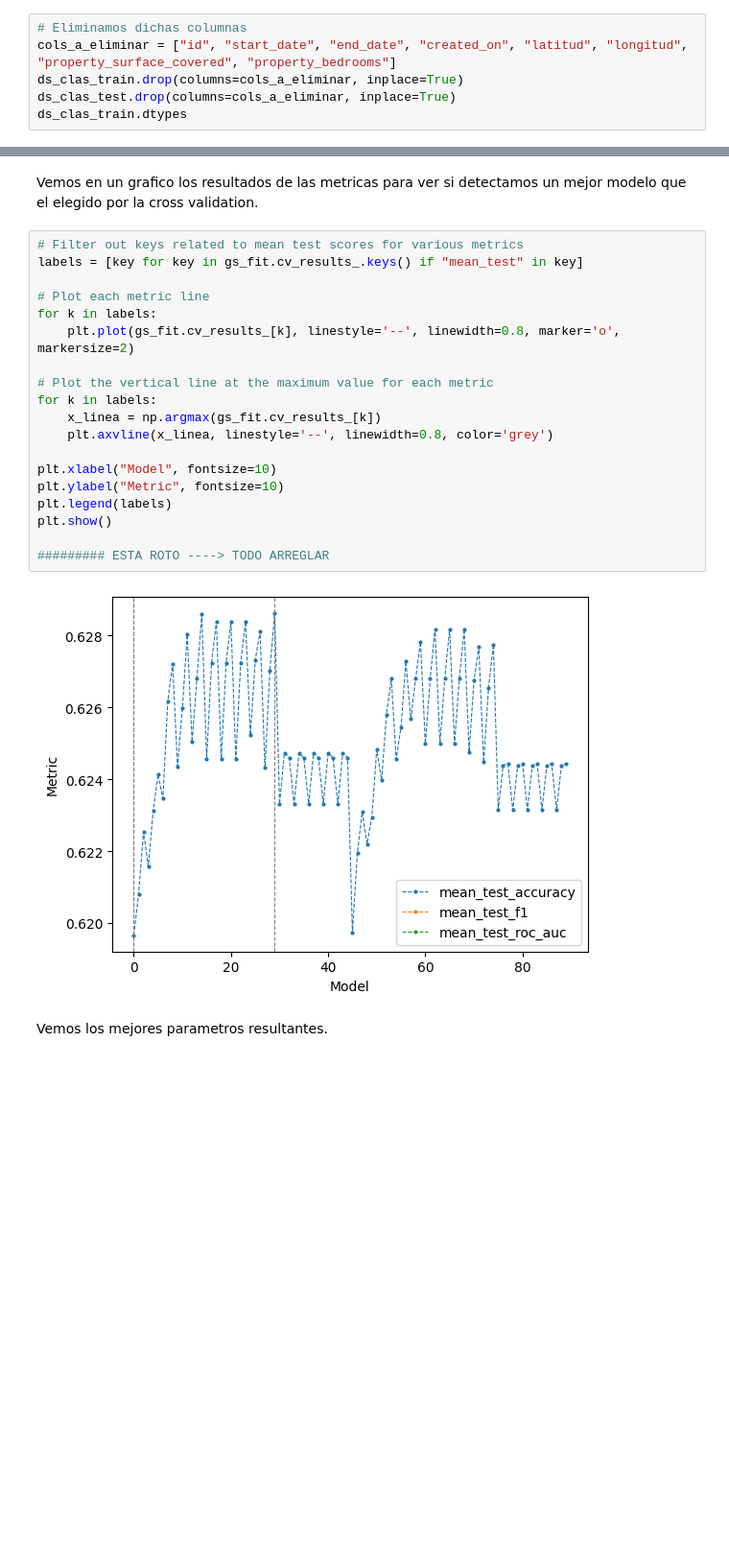
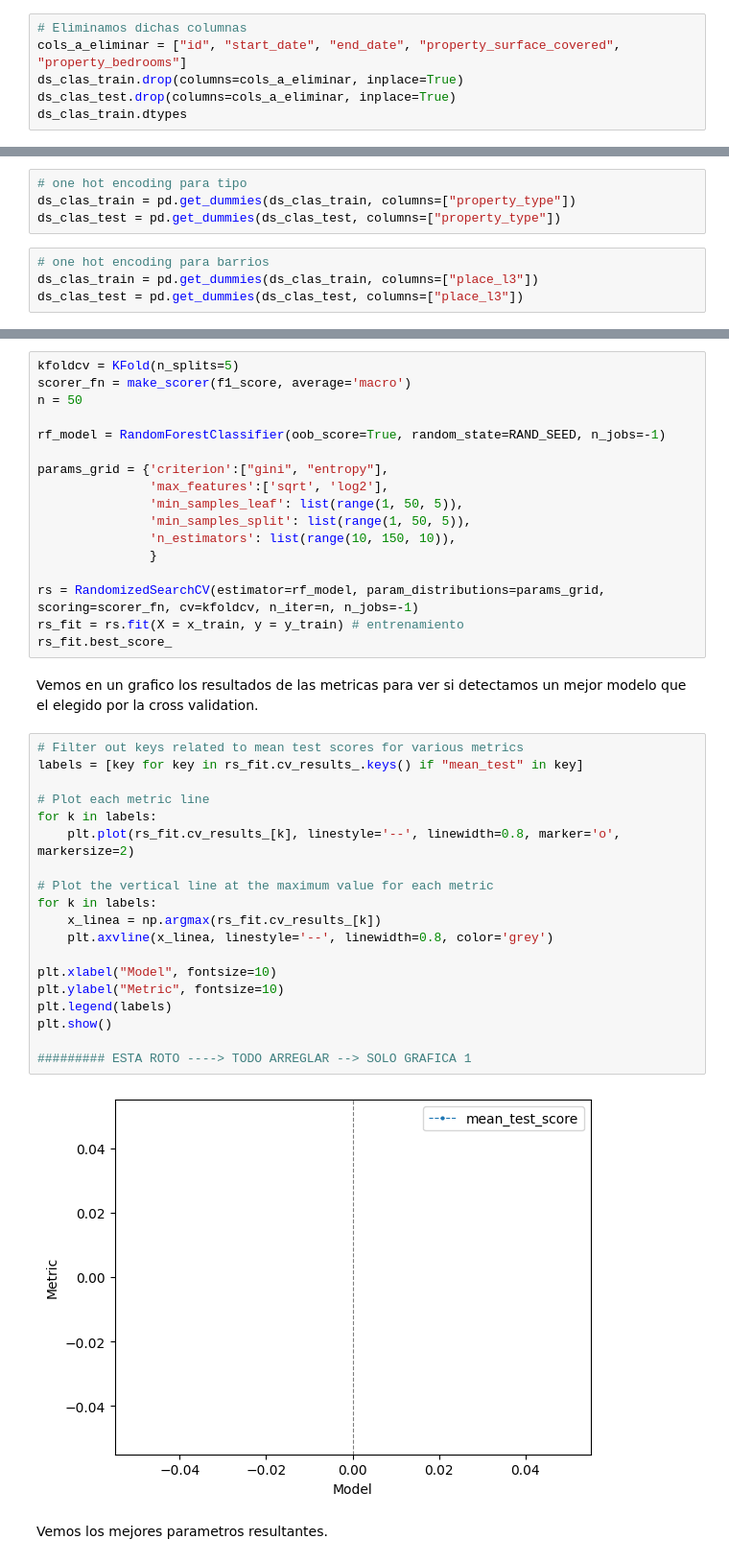
Before and after one commit to kikiymini/7506R-1C2024-GRUPO02, a Jupyter notebook: 7506R_TP1_GRUPO02_ENTREGA_N3.ipynb, the cells around one changed output, grey strips where cells are left out. Shown at 96% size. Drawn from its saved outputs; the diff is of its cells as text; blank space fills up the shorter version.

```diff
--- a/7506R_TP1_GRUPO02_ENTREGA_N3.ipynb
+++ b/7506R_TP1_GRUPO02_ENTREGA_N3.ipynb
@@ -389,7 +416,7 @@ Columnas consideradas irrelevantes:
 * Property Bedrooms (ya que esta altamente correlacionado con property rooms)
 # %%
 # Eliminamos dichas columnas
-cols_a_eliminar = ["id", "start_date", "end_date", "created_on", "latitud", "longitud", "property_surface_covered", "property_bedrooms"]
+cols_a_eliminar = ["id", "start_date", "end_date", "property_surface_covered", "property_bedrooms"]
 ds_clas_train.drop(columns=cols_a_eliminar, inplace=True)
 ds_clas_test.drop(columns=cols_a_eliminar, inplace=True)
 ds_clas_train.dtypes
@@ -439,0 +448,8 @@ aplicar_max_min(ds_clas_test, columnas_con_numeros)
+# %%
+# one hot encoding para tipo
+ds_clas_train = pd.get_dummies(ds_clas_train, columns=["property_type"])
+ds_clas_test = pd.get_dummies(ds_clas_test, columns=["property_type"])
+# %%
+# one hot encoding para barrios
+ds_clas_train = pd.get_dummies(ds_clas_train, columns=["place_l3"])
+ds_clas_test = pd.get_dummies(ds_clas_test, columns=["place_l3"])
@@ -653,26 +694,43 @@ gs_fit = gs.fit(X = x_train, y = y_train) # entrenamiento
+# %%
+kfoldcv = KFold(n_splits=5)
+scorer_fn = make_scorer(f1_score, average='macro')
+n = 50
+
+rf_model = RandomForestClassifier(oob_score=True, random_state=RAND_SEED, n_jobs=-1)
+
+params_grid = {'criterion':["gini", "entropy"],
+               'max_features':['sqrt', 'log2'],
+               'min_samples_leaf': list(range(1, 50, 5)),
+               'min_samples_split': list(range(1, 50, 5)),
+               'n_estimators': list(range(10, 150, 10)),
+               }
+
+rs = RandomizedSearchCV(estimator=rf_model, param_distributions=params_grid, scoring=scorer_fn, cv=kfoldcv, n_iter=n, n_jobs=-1)
+rs_fit = rs.fit(X = x_train, y = y_train) # entrenamiento
+rs_fit.best_score_
 # %% [markdown]
 Vemos en un grafico los resultados de las metricas para ver si detectamos un mejor modelo que el elegido por la cross validation.
 # %%
 # Filter out keys related to mean test scores for various metrics
-labels = [key for key in gs_fit.cv_results_.keys() if "mean_test" in key]
+labels = [key for key in rs_fit.cv_results_.keys() if "mean_test" in key]
 
 # Plot each metric line
 for k in labels:
-    plt.plot(gs_fit.cv_results_[k], linestyle='--', linewidth=0.8, marker='o', markersize=2)
+    plt.plot(rs_fit.cv_results_[k], linestyle='--', linewidth=0.8, marker='o', markersize=2)
 
 # Plot the vertical line at the maximum value for each metric
 for k in labels:
-    x_linea = np.argmax(gs_fit.cv_results_[k])
+    x_linea = np.argmax(rs_fit.cv_results_[k])
     plt.axvline(x_linea, linestyle='--', linewidth=0.8, color='grey')
 
 plt.xlabel("Model", fontsize=10)
 plt.ylabel("Metric", fontsize=10)
 plt.legend(labels)
 plt.show()
 
-######### ESTA ROTO ----> TODO ARREGLAR
+######### ESTA ROTO ----> TODO ARREGLAR --> SOLO GRAFICA 1
 # %% [output]
-[figure, old version]
+[figure, new version]
 # %% [markdown]
 Vemos los mejores parametros resultantes.
 # %%
```
Also changed, not shown: parts of 86 cells of this notebook.
